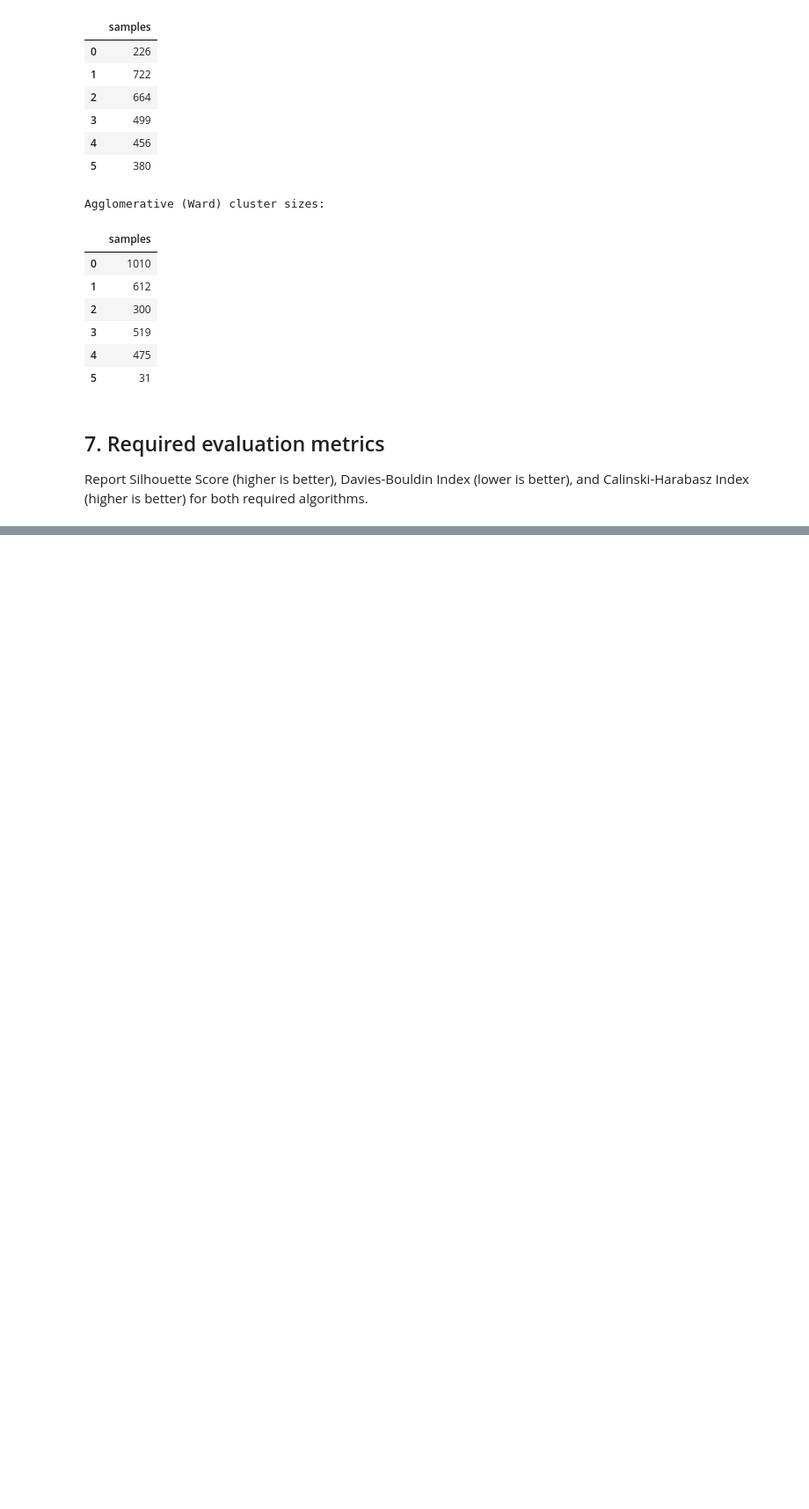
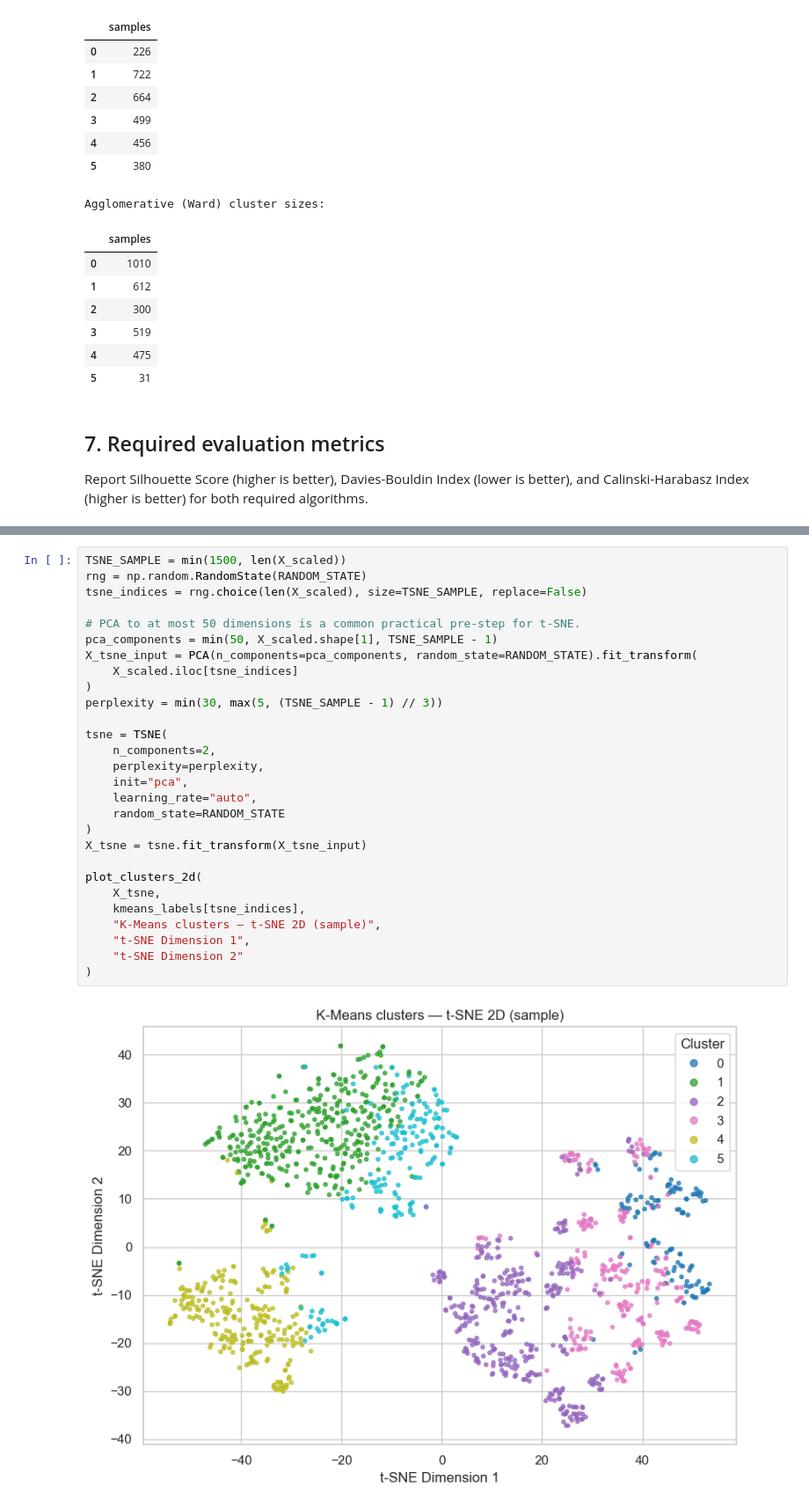
Before and after one commit to AdithyaPrasad-pro/Review1-PREDICTORS, a Jupyter notebook: notebooks/clustering.ipynb, the cells around one changed output, grey strips where cells are left out. Shown at 88% size. Saved outputs shown, nothing was run; the diff lists cells and outputs as text; blank space fills up the shorter version.

```diff
--- a/notebooks/clustering.ipynb
+++ b/notebooks/clustering.ipynb
@@ -247,0 +311,30 @@ clustering_results.to_csv("clustering_comparison.csv", index=False)
+# %%
+TSNE_SAMPLE = min(1500, len(X_scaled))
+rng = np.random.RandomState(RANDOM_STATE)
+tsne_indices = rng.choice(len(X_scaled), size=TSNE_SAMPLE, replace=False)
+
+# PCA to at most 50 dimensions is a common practical pre-step for t-SNE.
+pca_components = min(50, X_scaled.shape[1], TSNE_SAMPLE - 1)
+X_tsne_input = PCA(n_components=pca_components, random_state=RANDOM_STATE).fit_transform(
+    X_scaled.iloc[tsne_indices]
+)
+perplexity = min(30, max(5, (TSNE_SAMPLE - 1) // 3))
+
+tsne = TSNE(
+    n_components=2,
+    perplexity=perplexity,
+    init="pca",
+    learning_rate="auto",
+    random_state=RANDOM_STATE
+)
+X_tsne = tsne.fit_transform(X_tsne_input)
+
+plot_clusters_2d(
+    X_tsne,
+    kmeans_labels[tsne_indices],
+    "K-Means clusters — t-SNE 2D (sample)",
+    "t-SNE Dimension 1",
+    "t-SNE Dimension 2"
+)
+# %% [output]
+[figure, added]
```
Also changed, not shown: parts of 11 cells of this notebook.
